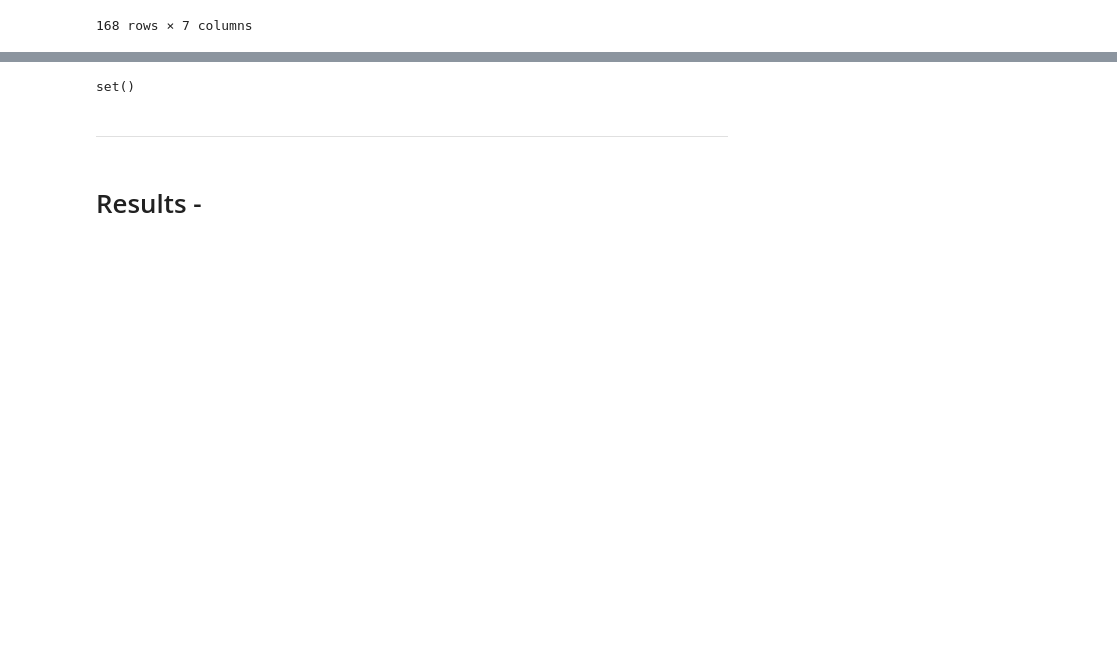
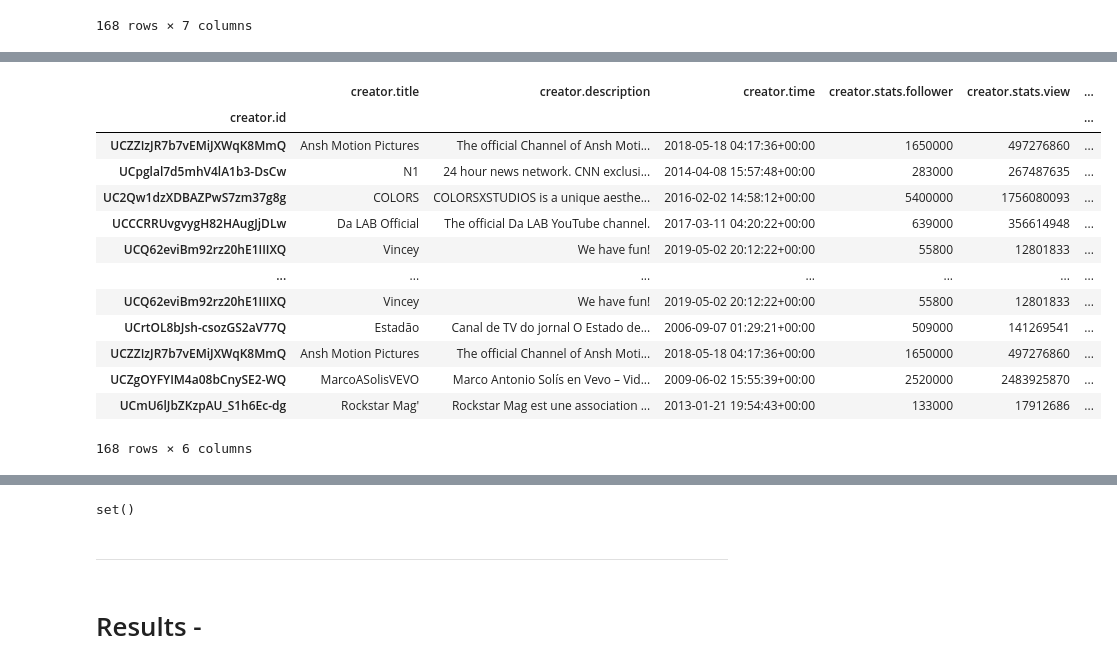
Before and after one commit to oakaigh/cogs108-wi21-group068, a Jupyter notebook: EDA/playground.ipynb, the cells around one changed output, grey strips where cells are left out. Saved outputs shown, nothing was run; the diff lists cells and outputs as text; code cells hidden in the pictures; blank space fills up the shorter version.

```diff
--- a/EDA/playground.ipynb
+++ b/EDA/playground.ipynb
@@ -202,0 +295,17 @@ dataset.update('youtube_search_channels.pkl', df_channels, overwrite = True, pro
+# %%
+df_channels_amend
+# %% [output]
+|  | creator.title | creator.description | creator.time | creator.stats.follower | creator.stats.view | ... |
+| creator.id |  |  |  |  |  | ... |
+| UCZZIzJR7b7vEMiJXWqK8MmQ | Ansh Motion Pictures | The official Channel of Ansh Moti... | 2018-05-18 04:17:36+00:00 | 1650000 | 497276860 | ... |
+| UCpglal7d5mhV4lA1b3-DsCw | N1 | 24 hour news network. CNN exclusi... | 2014-04-08 15:57:48+00:00 | 283000 | 267487635 | ... |
+| UC2Qw1dzXDBAZPwS7zm37g8g | COLORS | COLORSXSTUDIOS is a unique aesthe... | 2016-02-02 14:58:12+00:00 | 5400000 | 1756080093 | ... |
+| UCCCRRUvgvygH82HAugJjDLw | Da LAB Official | The official Da LAB YouTube channel. | 2017-03-11 04:20:22+00:00 | 639000 | 356614948 | ... |
+| UCQ62eviBm92rz20hE1IIIXQ | Vincey | We have fun! | 2019-05-02 20:12:22+00:00 | 55800 | 12801833 | ... |
+| ... | ... | ... | ... | ... | ... | ... |
+| UCQ62eviBm92rz20hE1IIIXQ | Vincey | We have fun! | 2019-05-02 20:12:22+00:00 | 55800 | 12801833 | ... |
+| UCrtOL8bJsh-csozGS2aV77Q | Estadão | Canal de TV do jornal O Estado de... | 2006-09-07 01:29:21+00:00 | 509000 | 141269541 | ... |
+| UCZZIzJR7b7vEMiJXWqK8MmQ | Ansh Motion Pictures | The official Channel of Ansh Moti... | 2018-05-18 04:17:36+00:00 | 1650000 | 497276860 | ... |
+| UCZgOYFYIM4a08bCnySE2-WQ | MarcoASolisVEVO | Marco Antonio Solís en Vevo – Vid... | 2009-06-02 15:55:39+00:00 | 2520000 | 2483925870 | ... |
+| UCmU6lJbZKzpAU_S1h6Ec-dg | Rockstar Mag' | Rockstar Mag est une association ... | 2013-01-21 19:54:43+00:00 | 133000 | 17912686 | ... |
+168 rows × 6 columns
```
Also changed, not shown: parts of 7 cells of this notebook.
